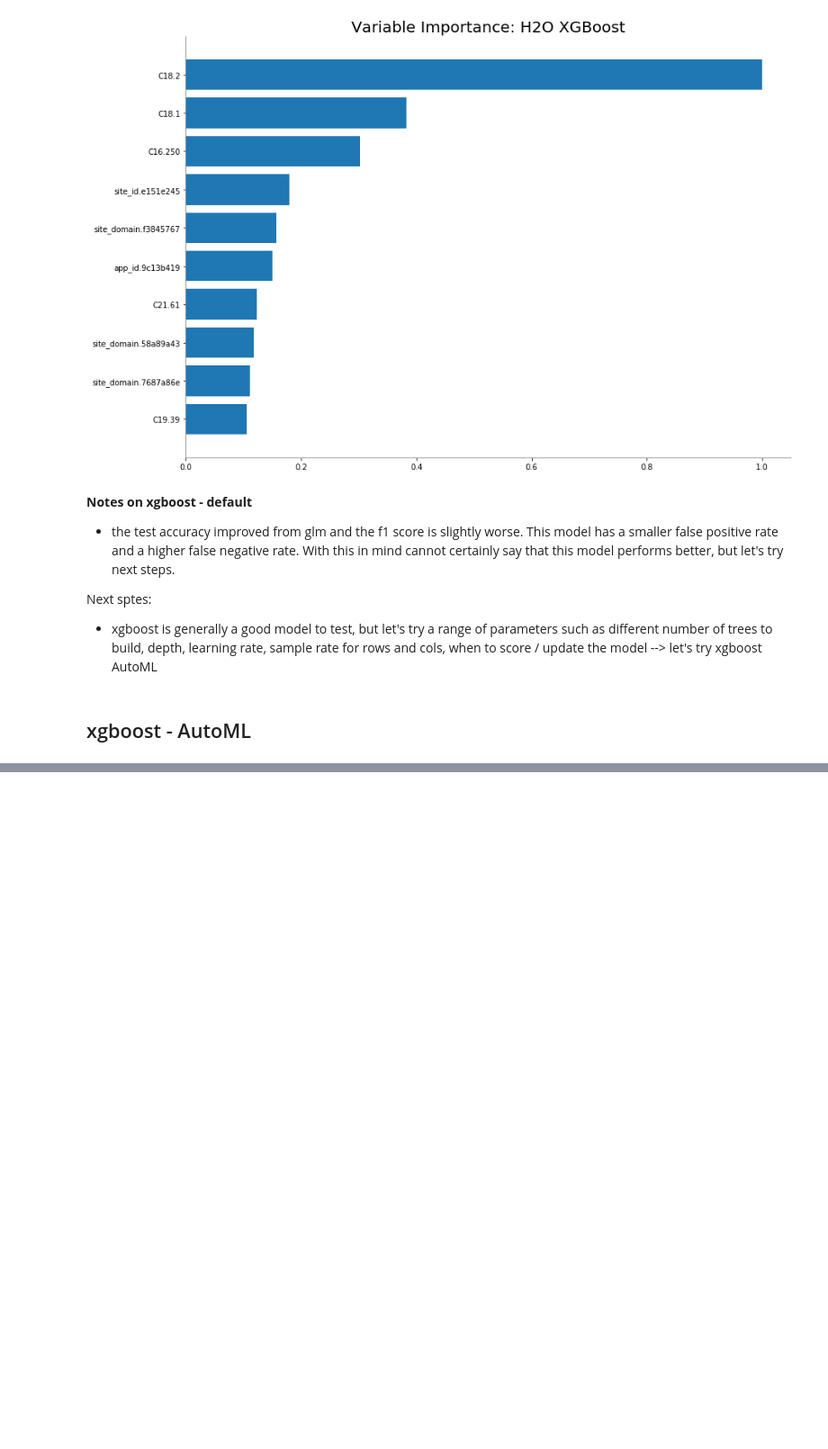
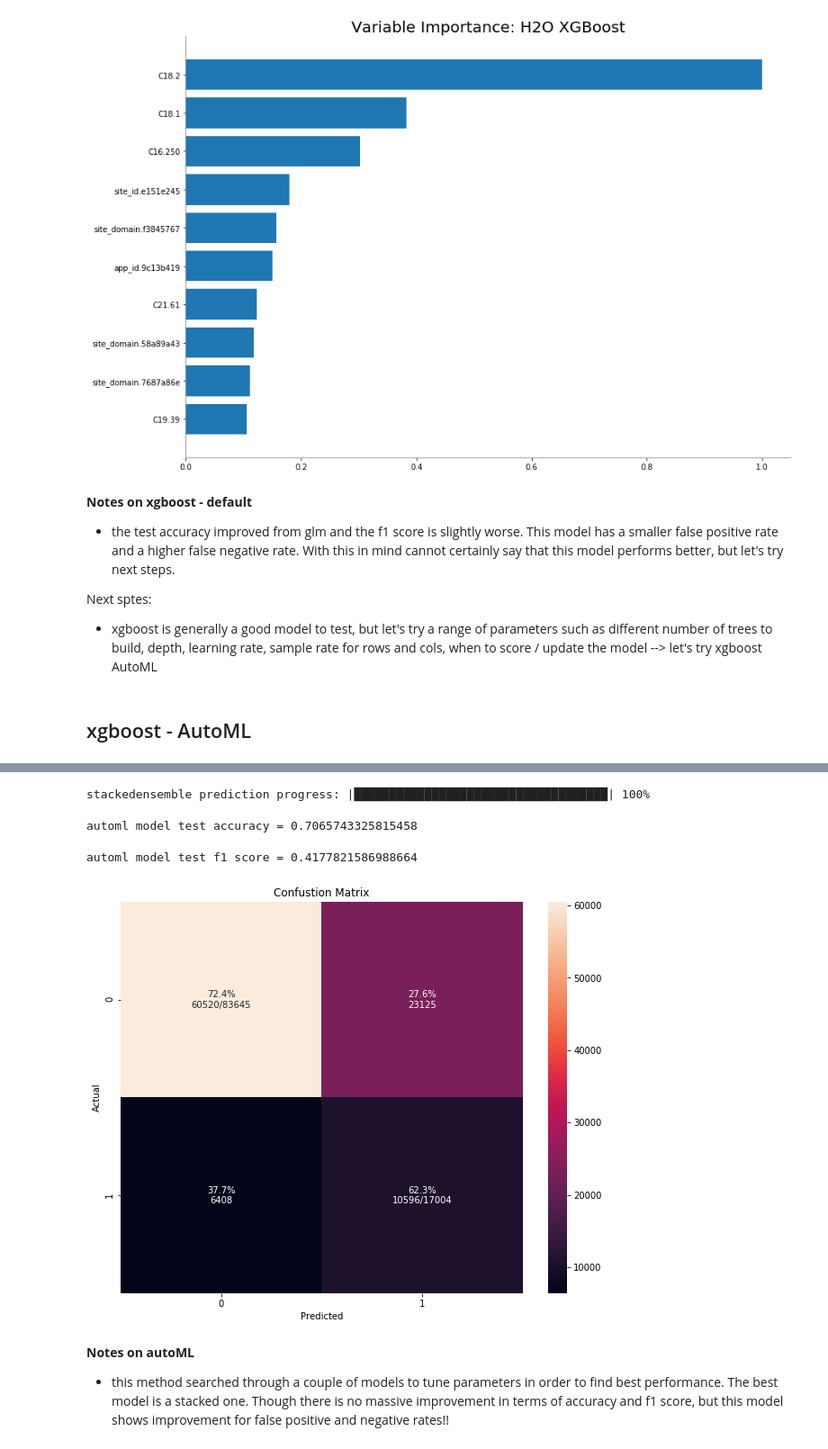
Before and after one commit to ppetruneac/ctr-prediction, a Jupyter notebook: CTR_prediction.ipynb, the cells around one changed output, grey strips where cells are left out. Shown at 90% size. Cells and saved outputs as stored; diff of their text form; code cells hidden in the pictures; blank space fills up the shorter version.

Commit message:
automl gives better false and positive rate;

```diff
--- a/CTR_prediction.ipynb
+++ b/CTR_prediction.ipynb
@@ -640,0 +647,27 @@ AutoML progress: |███
+# %%
+predictions = autoML_model.leader.predict(test)
+# %% [output]
+stackedensemble prediction progress: |████████████████████████████████████| 100%
+# %%
+from sklearn.metrics import accuracy_score
+
+automl_model_test_acc = accuracy_score(test['click'].as_data_frame().values, predictions['predict'].as_data_frame().values)
+print('automl model test accuracy = {}'.format(automl_model_test_acc))
+# %% [output]
+automl model test accuracy = 0.7065743325815458
+# %%
+from sklearn.metrics import f1_score
+
+automl_f1 = f1_score(test['click'].as_data_frame().values, predictions['predict'].as_data_frame().values)
+
+print('automl model test f1 score = {}'.format(automl_f1))
+# %% [output]
+automl model test f1 score = 0.4177821586988664
+# %%
+plot_confusion_matrix(test['click'].as_data_frame().values, predictions['predict'].as_data_frame().values, 'filename', [0, 1], ymap=None, figsize=(10,8))
+# %% [output]
+[figure, added]
+# %% [markdown]
+**Notes on autoML**
+
+- this method searched through a couple of models to tune parameters in order to find best performance. The best model is a stacked one. Though there is no massive improvement in terms of accuracy and f1 score, but this model shows improvement for false positive and negative rates!!
```
Also changed, not shown: parts of 1 cell of this notebook.
